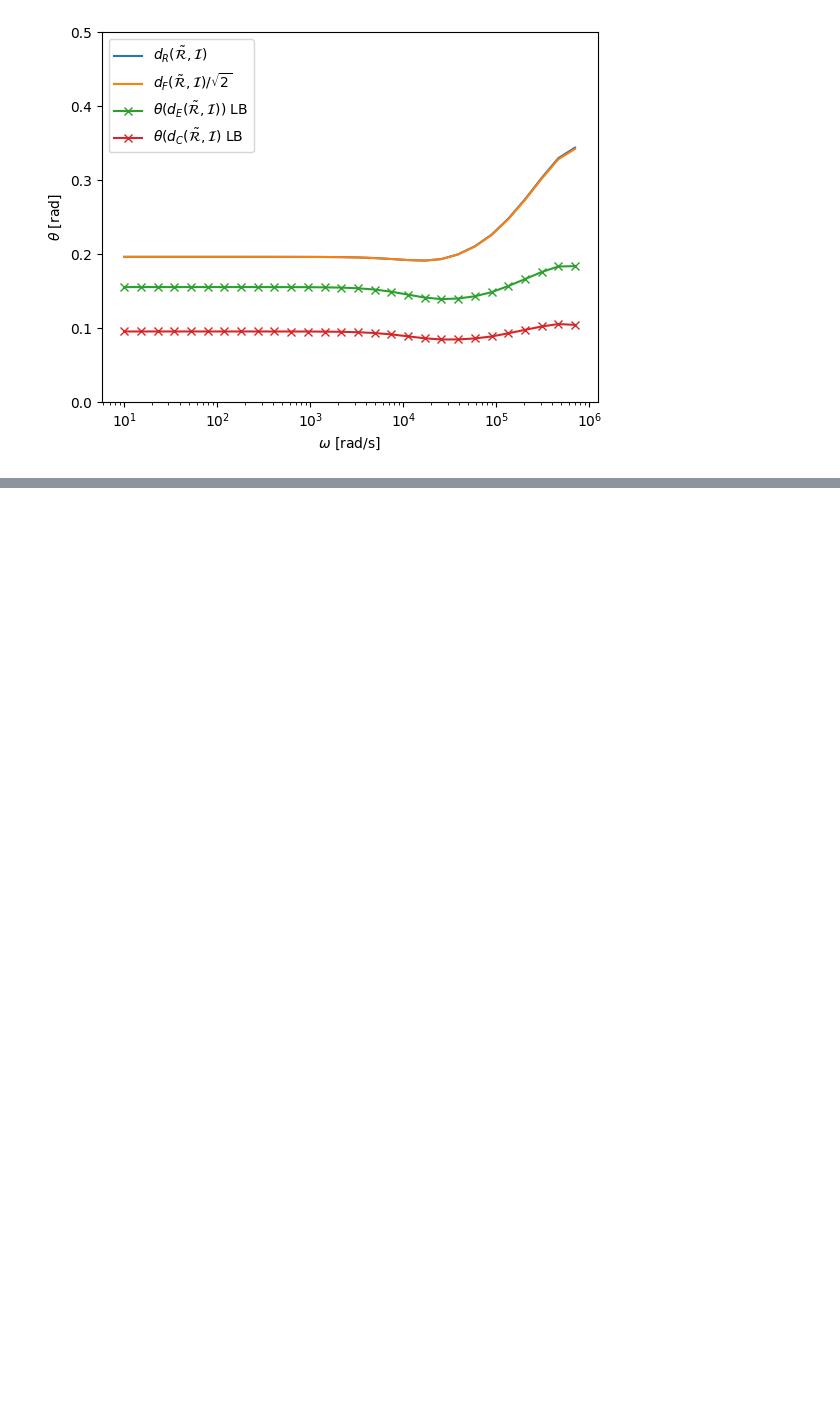
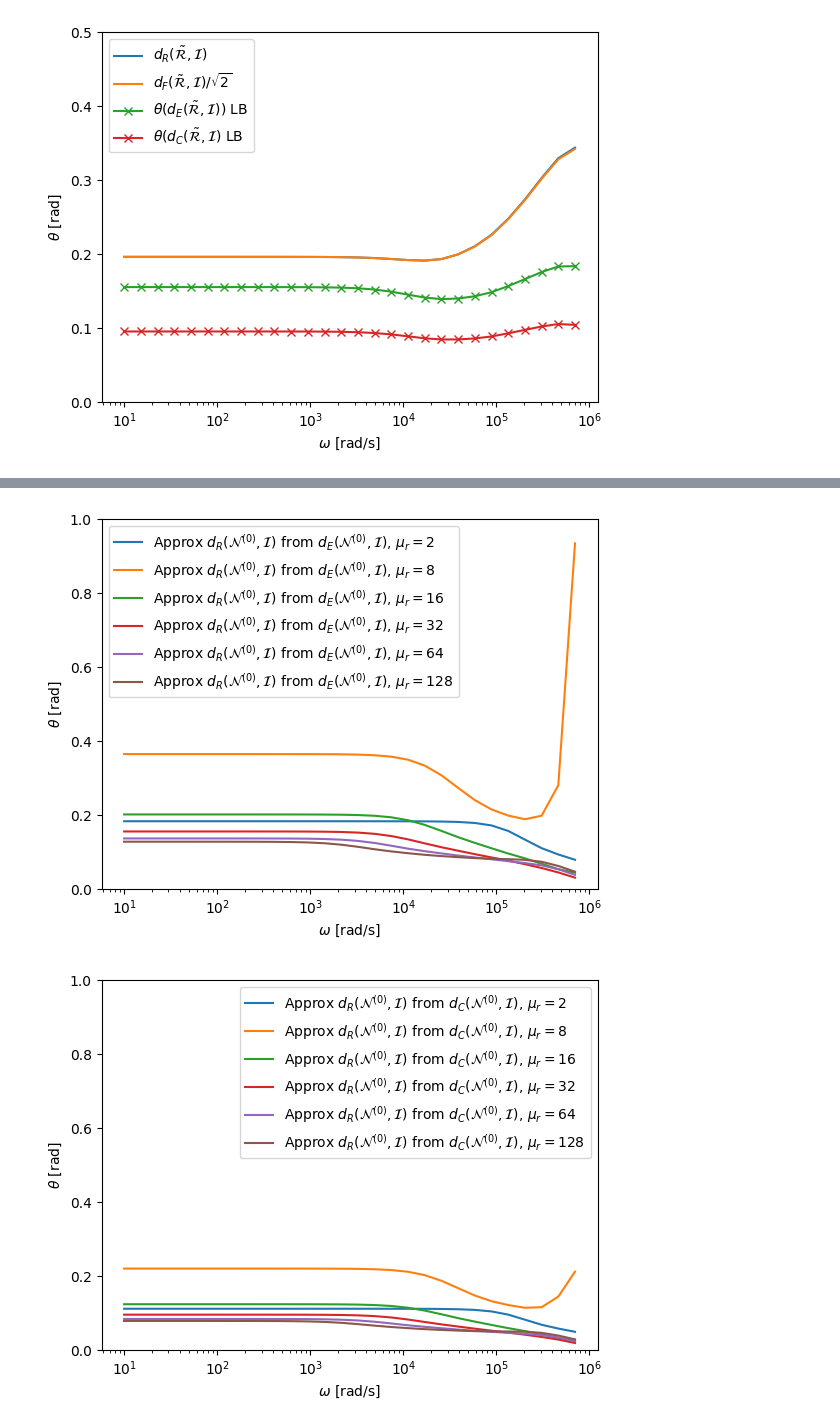
Before and after one commit to pdledger/Rodrigues_Angles, a Jupyter notebook: two_tetra_homog.ipynb, the cells around one changed output, grey strips where cells are left out. Cells and saved outputs as stored; diff of their text form; code cells hidden in the pictures; blank space fills up the shorter version.

```diff
--- a/two_tetra_homog.ipynb
+++ b/two_tetra_homog.ipynb
@@ -182,17 +215,29 @@ MaxOmega=1e6
 count=0
 for directory in DirList:
     print(directory)
-    RIResults,RtildeIResults=main(directory,MaxOmega,Figures="Off")
+    RIResults,RtildeIResults,N0IResults=main(directory,MaxOmega,Figures="Off")
+
     AnglestoreRIfmeasapprxconstsortedmaxdiff_max=np.fmin(RIResults["AnglestoreRIfmeasapprxconstsortedmaxdiff_max"],RIResults["AnglestoreRIfmeasapprxconstsortedmindiff_min"])
     Results[count,:] =AnglestoreRIfmeasapprxconstsortedmaxdiff_max
+
     AnglestoreRtildeIfmeasapprxconstsortedmaxdiff_max=np.fmin(RtildeIResults["AnglestoreRtildeIfmeasapprxconstsortedmaxdiff_max"],RtildeIResults["AnglestoreRtildeIfmeasapprxconstsortedmindiff_min"])
     TildeResults[count,:] =AnglestoreRtildeIfmeasapprxconstsortedmaxdiff_max
+
+    AnglestoreN0Ifmeasapprxconstsortedmaxdiff_max=np.fmin(N0IResults["AnglestoreN0Ifmeasapprxconstsortedmaxdiff_max"],N0IResults["AnglestoreN0Ifmeasapprxconstsortedmindiff_min"])
+    N0Results[count,:] =AnglestoreN0Ifmeasapprxconstsortedmaxdiff_max
+
+
     dRresults[count,:] = RIResults["MinAnglestoreRI"]
     dFresults[count,:] = RIResults["dFMinAnglestoreRI"]
+    dCresults[count,:] = np.fmin(RIResults["AnglestoreRIcommeasapprxconstsortedmaxdiff_max"],RIResults["AnglestoreRIcommeasapprxconstsortedmindiff_min"])
+
     dRTilderesults[count,:] = RtildeIResults["MinAnglestoreRtildeI"]
     dFTilderesults[count,:] = RtildeIResults["dFMinAnglestoreRtildeI"]
-    dCresults[count,:] = np.fmin(RIResults["AnglestoreRIcommeasapprxconstsortedmaxdiff_max"],RIResults["AnglestoreRIcommeasapprxconstsortedmindiff_min"])
     dCTilderesults[count,:] = np.fmin(RtildeIResults["AnglestoreRtildeIcommeasapprxconstsortedmaxdiff_max"],RtildeIResults["AnglestoreRtildeIcommeasapprxconstsortedmindiff_min"])
+
+    dRN0results[count,:] = N0IResults["MinAnglestoreN0I"]
+    dFN0results[count,:] = N0IResults["dFMinAnglestoreN0I"]
+    dCN0results[count,:] = np.fmin(N0IResults["AnglestoreN0Icommeasapprxconstsortedmaxdiff_max"],N0IResults["AnglestoreN0Icommeasapprxconstsortedmindiff_min"])
 
 
     count+=1
@@ -309,0 +386,44 @@ plt.show()
+# %%
+fig=plt.figure()
+for count in range(1,7):
+    plt.semilogx(Frequencies,N0Results[count,:],label=r'Approx $d_R({\cal N}^{(0)},{\cal I})$ from $d_E({\cal N}^{(0)},{\cal I})$, $\mu_r=$'+str(murlist[count]))
+plt.xlabel(r'$\omega$ [rad/s]')
+plt.ylabel(r'$\theta$ [rad]')
+plt.legend()
+plt.ylim(0,1.0)
+plt.savefig("CSG_TwoTetra_apprxdR_metrics_N0_al_0.001_varymu_sig_1e7_ord3.pdf")
+plt.show()
+
+fig=plt.figure()
+for count in range(1,7):
+    plt.semilogx(Frequencies,dCN0results[count,:],label=r'Approx $d_R({\cal N}^{(0)},{\cal I})$ from $d_C({\cal N}^{(0)},{\cal I})$, $\mu_r=$'+str(murlist[count]))
+plt.xlabel(r'$\omega$ [rad/s]')
+plt.ylabel(r'$\theta$ [rad]')
+plt.legend()
+plt.ylim(0,1.0)
+plt.savefig("CSG_TwoTetra_apprxdR_metricsdC_N0_al_0.001_varymu_sig_1e7_ord3.pdf")
+plt.show()
+
+
+fig=plt.figure()
+for count in range(1,7):
+    plt.semilogx(Frequencies,dRN0results[count,:],label=r'$d_R({\cal N}^{(0)},{\cal I})$, $\mu_r=$'+str(murlist[count]))
+plt.xlabel(r'$\omega$ [rad/s]')
+plt.ylabel(r'$\theta$ [rad]')
+plt.legend()
+plt.ylim(0,1.0)
+plt.savefig("CSG_TwoTetra_dR_metrics_N0_al_0.001_varymu_sig_1e7_ord3.pdf")
+plt.show()
+
+fig=plt.figure()
+for count in range(1,7):
+    plt.semilogx(Frequencies,dFN0results[count,:]/np.sqrt(2),label=r'$d_F({\cal N}^{(0)},{\cal I})/\sqrt{2}$, $\mu_r=$'+str(murlist[count]))
+plt.xlabel(r'$\omega$ [rad/s]')
+plt.ylabel(r'$\theta$ [rad]')
+plt.legend()
+plt.ylim(0,1.0)
+plt.savefig("CSG_TwoTetra_dF_metrics_N0_al_0.001_varymu_sig_1e7_ord3.pdf")
+plt.show()
+# %% [output]
+[figure, added]
+[figure, added]
```
Also changed, not shown: parts of 7 cells of this notebook, 17 other files.
